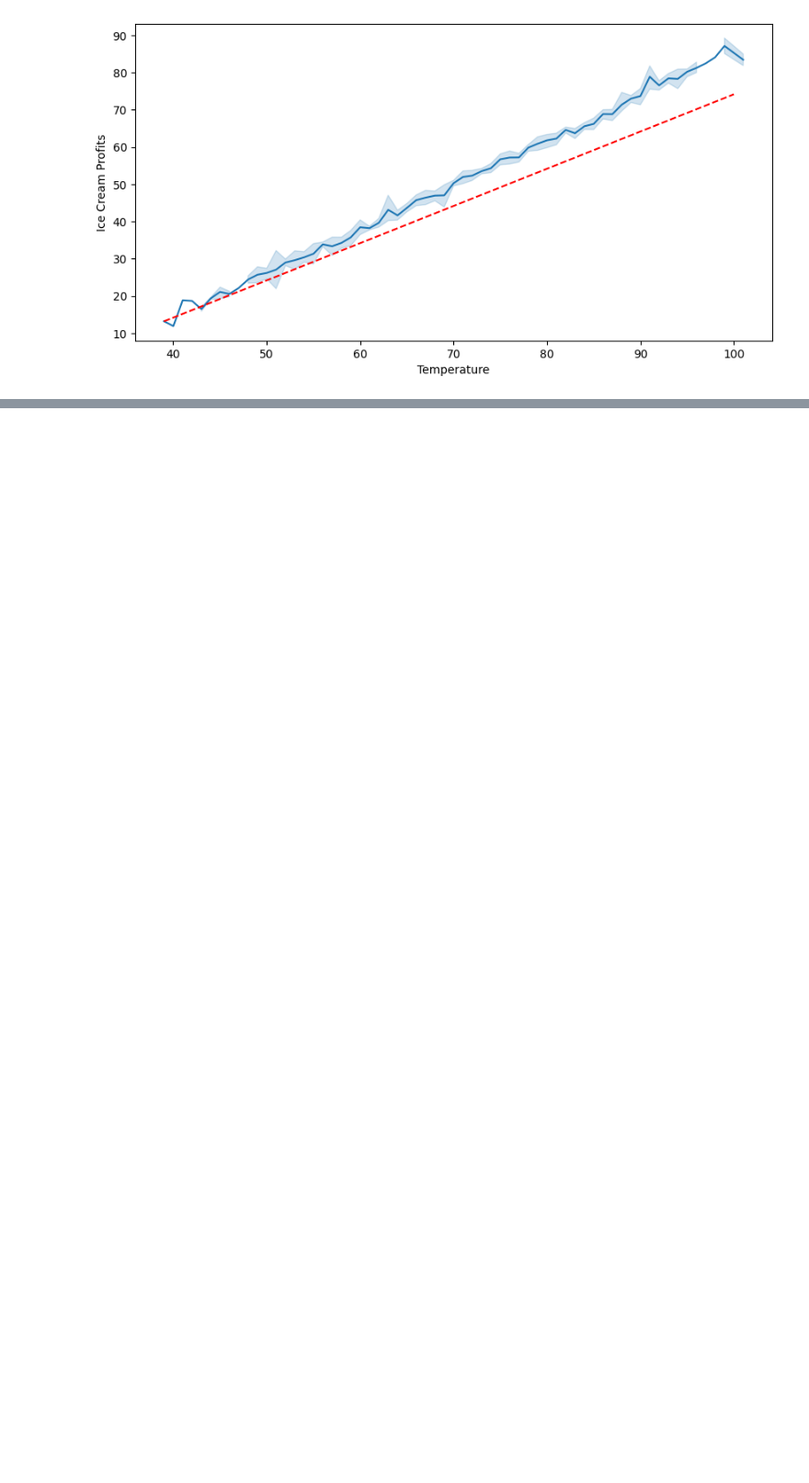
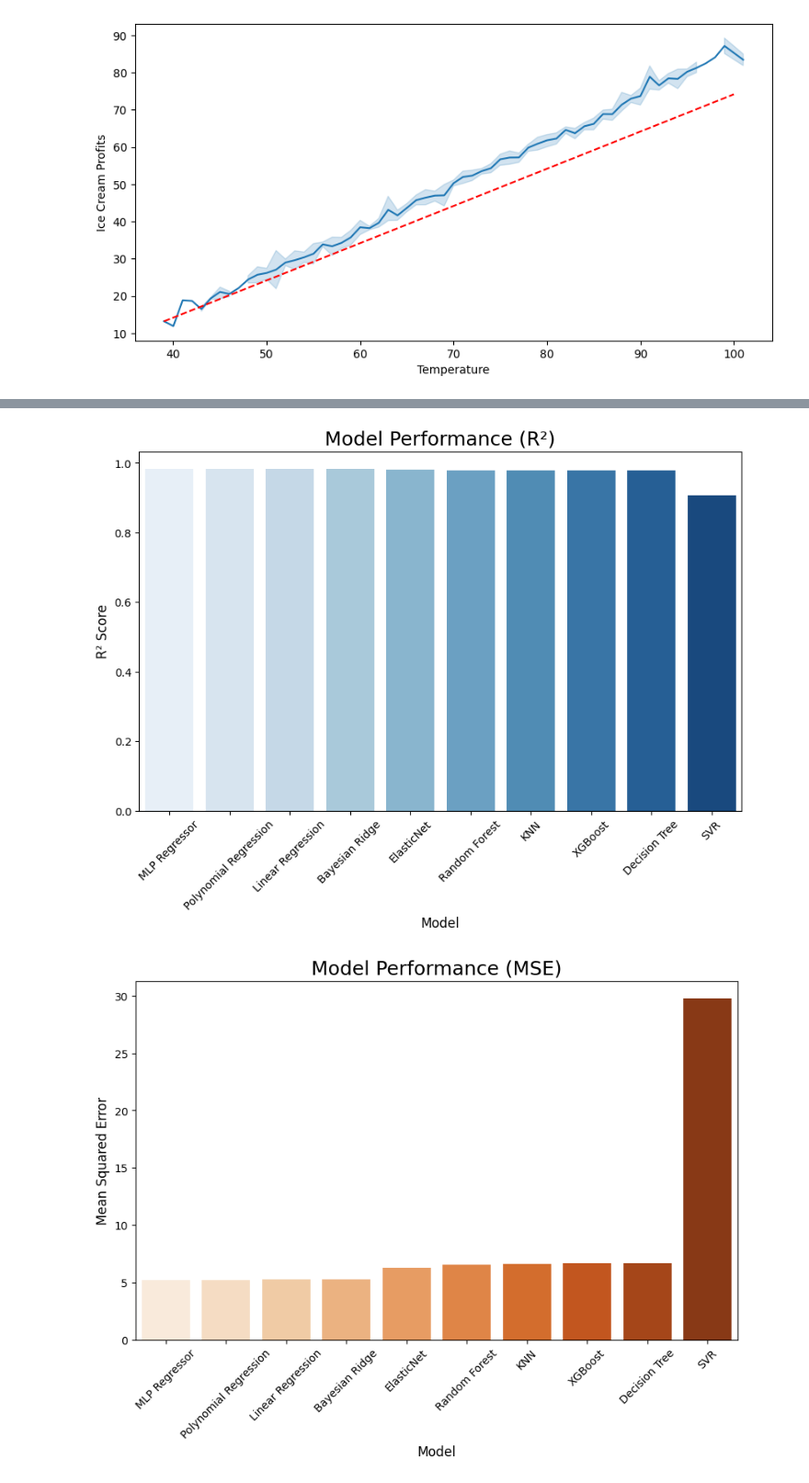
Before and after one commit to lko9911/Kaggle, a Jupyter notebook: Data Analytics/linear-regression-of-ice-cream-sales.ipynb, the cells around one changed output, grey strips where cells are left out. Shown at 92% size. Cells and saved outputs as stored; diff of their text form; code cells hidden in the pictures; blank space fills up the shorter version.

```diff
--- a/Data Analytics/linear-regression-of-ice-cream-sales.ipynb
+++ b/Data Analytics/linear-regression-of-ice-cream-sales.ipynb
@@ -82,4 +97,0 @@ X_train, X_test, y_train, y_test = train_test_split(X, y, test_size=0.2,
-# %%
-model = LinearRegression()
-model.fit(X_train, y_train)
-predict_value = model.predict(X_test)
@@ -160,0 +129,11 @@ Finally, the function of the linear regression analysis is as follows.
+# %%
+results = {}
+
+for name, model in models.items():
+    mse, r2 = evaluate_model(model, X_train_scaled, X_test_scaled, y_train, y_test)
+    results[name] = {"MSE": mse, "R²": r2}
+
+results_df = pd.DataFrame(results).T
+results_df = results_df.sort_values(by="R²", ascending=False)
+
+results_df
@@ -160,0 +152,23 @@ Finally, the function of the linear regression analysis is as follows.
+# %%
+plt.figure(figsize=(10, 6))
+sns.barplot(x=results_df.index, y="R²", data=results_df, palette="Blues")
+plt.title("Model Performance (R²)", fontsize=18)
+plt.xlabel("Model", fontsize=12)
+plt.ylabel("R² Score", fontsize=12)
+plt.xticks(rotation=45)
+plt.show()
+
+plt.figure(figsize=(10, 6))
+sns.barplot(x=results_df.index, y="MSE", data=results_df, palette="Oranges")
+plt.title("Model Performance (MSE)", fontsize=18)
+plt.xlabel("Model", fontsize=12)
+plt.ylabel("Mean Squared Error", fontsize=12)
+plt.xticks(rotation=45)
+plt.show()
+
+best_model = results_df.loc[results_df["R²"].idxmax()]
+print("Best Model:")
+print(best_model)
+# %% [output]
+[figure, added]
+[figure, added]
```
Also changed, not shown: parts of 30 cells of this notebook.
